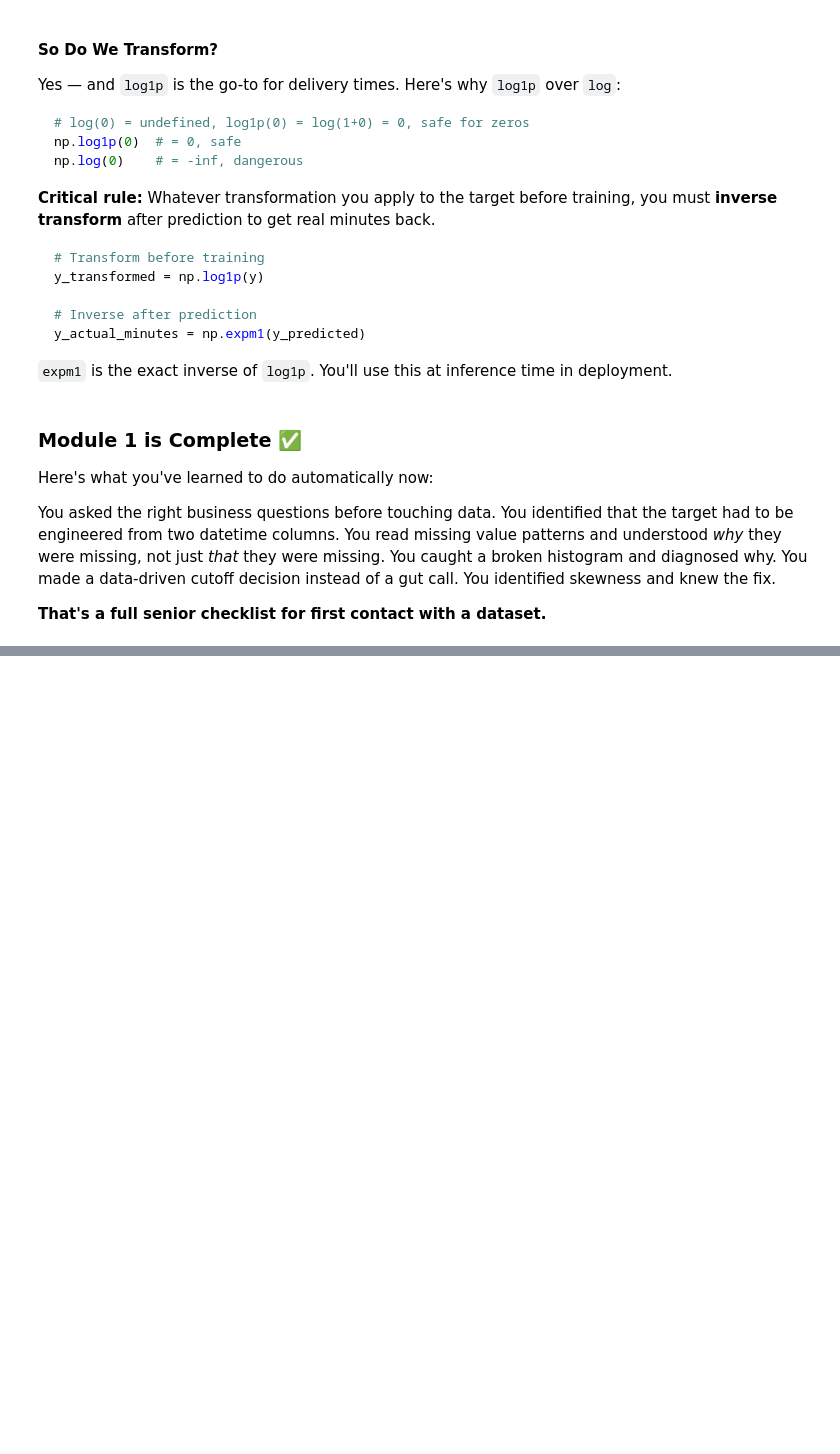
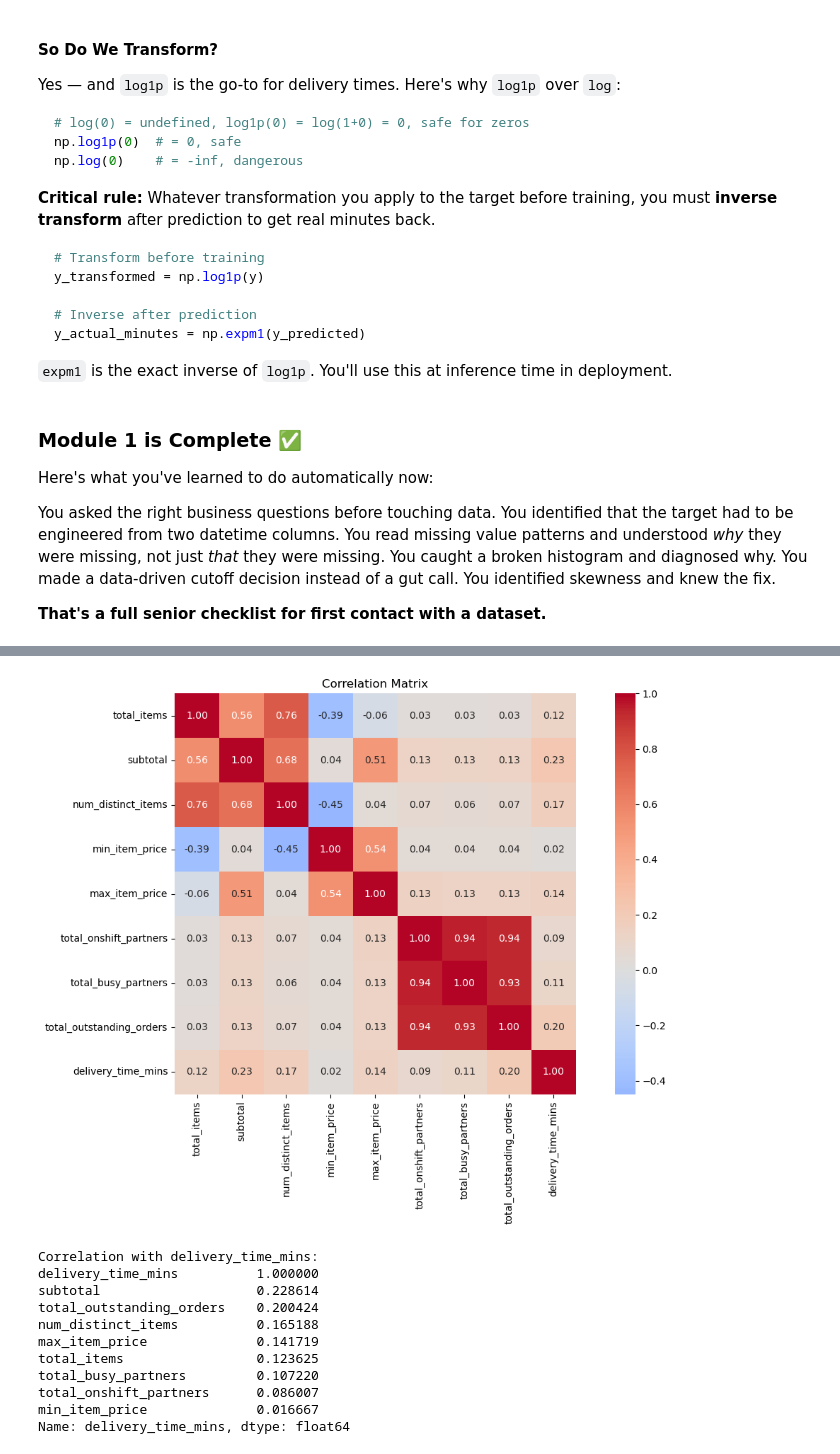
Before and after one commit to sayed-ashfaq/PorterOrg_Regression_problem, a Jupyter notebook: Porter_NN.ipynb, the cells around one changed output, grey strips where cells are left out. Saved outputs shown, nothing was run; the diff lists cells and outputs as text; code cells hidden in the pictures; blank space fills up the shorter version.

```diff
--- a/Porter_NN.ipynb
+++ b/Porter_NN.ipynb
@@ -267,0 +370,35 @@ You asked the right business questions before touching data. You identified that
+# %%
+## Correlation with Target
+
+# Correlation matrix with target
+corr_cols = ['total_items', 'subtotal', 'num_distinct_items',
+             'min_item_price', 'max_item_price',
+             'total_onshift_partners', 'total_busy_partners',
+             'total_outstanding_orders', 'delivery_time_mins']
+
+corr_matrix = df_clean[corr_cols].corr()
+
+# Heatmap
+plt.figure(figsize=(12, 8))
+sns.heatmap(corr_matrix, annot=True, fmt='.2f', cmap='coolwarm',
+            center=0, square=True)
+plt.title('Correlation Matrix')
+plt.tight_layout()
+plt.show()
+
+# Just correlations with target, sorted
+print("Correlation with delivery_time_mins:")
+print(corr_matrix['delivery_time_mins'].sort_values(ascending=False))
+# %% [output]
+[figure, added]
+Correlation with delivery_time_mins:
+delivery_time_mins          1.000000
+subtotal                    0.228614
+total_outstanding_orders    0.200424
+num_distinct_items          0.165188
+max_item_price              0.141719
+total_items                 0.123625
+total_busy_partners         0.107220
+total_onshift_partners      0.086007
+min_item_price              0.016667
+Name: delivery_time_mins, dtype: float64
```
Also changed, not shown: parts of 11 cells of this notebook.
